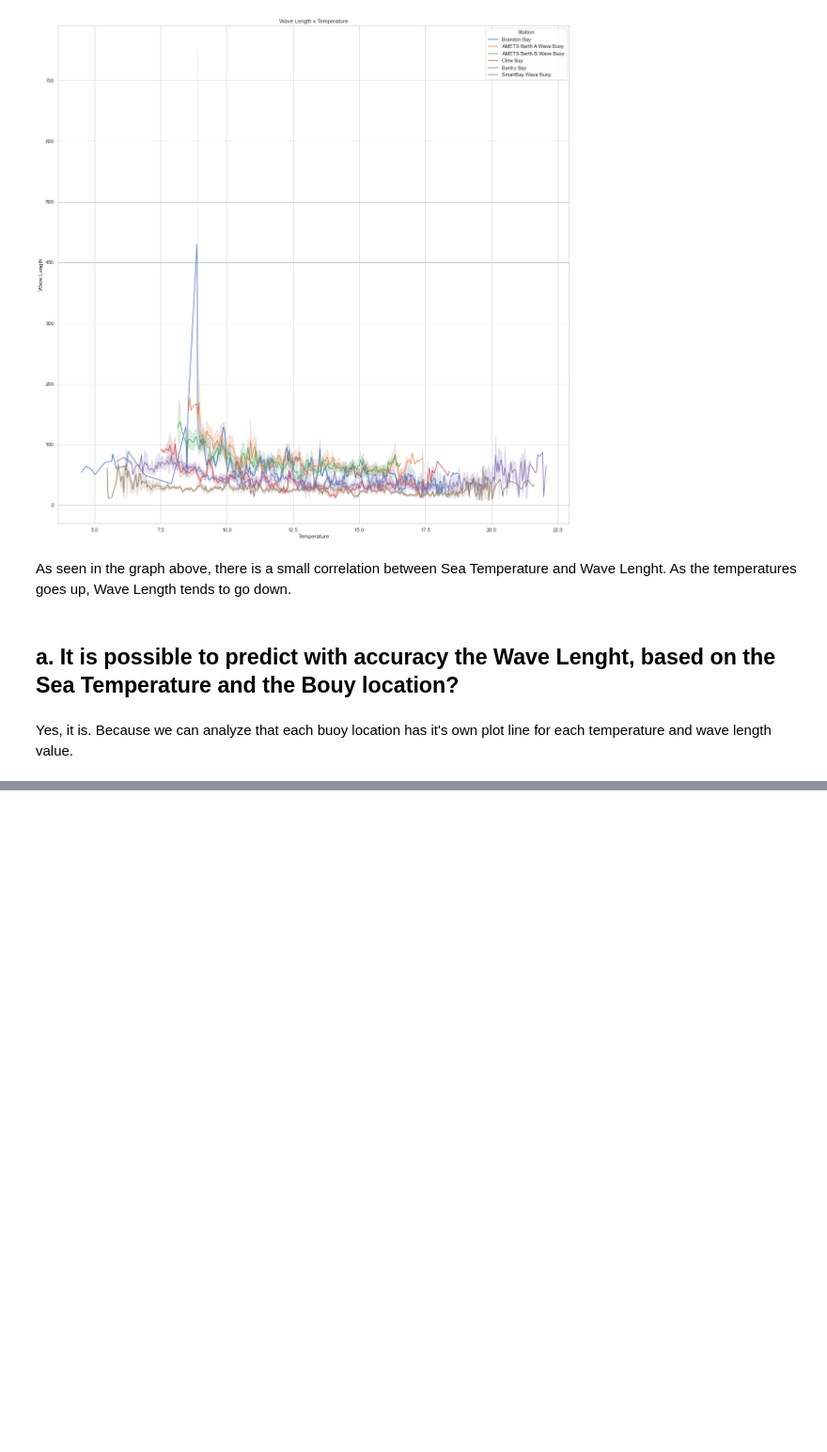
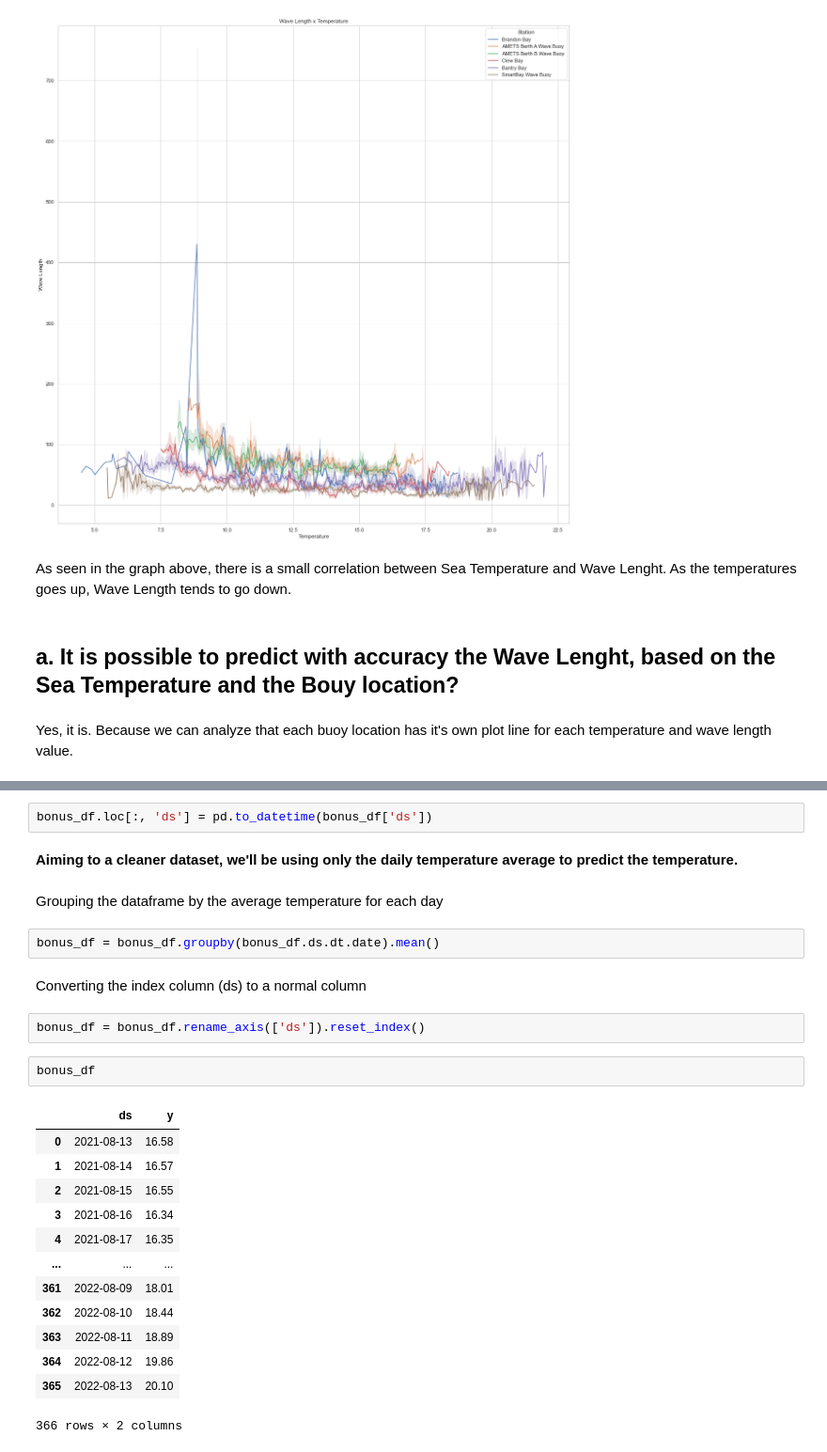
Before and after one commit to eduardobrennand/ddf_tech_case, a Jupyter notebook: questions/ddf_tech_case.ipynb, the cells around one changed output, grey strips where cells are left out. Shown: that part at 94% size. Cells and saved outputs as stored; diff of their text form; blank space fills up the shorter version.

```diff
--- a/questions/ddf_tech_case.ipynb
+++ b/questions/ddf_tech_case.ipynb
@@ -453,0 +469,28 @@ Yes, it is. Because we can analyze that each buoy location has it's own plot lin
+# %%
+bonus_df.loc[:, 'ds'] = pd.to_datetime(bonus_df['ds'])
+# %% [markdown]
+**Aiming to a cleaner dataset, we'll be using only the daily temperature average to predict the temperature.**
+# %% [markdown]
+Grouping the dataframe by the average temperature for each day
+# %%
+bonus_df = bonus_df.groupby(bonus_df.ds.dt.date).mean()
+# %% [markdown]
+Converting the index column (ds) to a normal column
+# %%
+bonus_df = bonus_df.rename_axis(['ds']).reset_index()
+# %%
+bonus_df
+# %% [output]
+|  | ds | y |
+| 0 | 2021-08-13 | 16.58 |
+| 1 | 2021-08-14 | 16.57 |
+| 2 | 2021-08-15 | 16.55 |
+| 3 | 2021-08-16 | 16.34 |
+| 4 | 2021-08-17 | 16.35 |
+| ... | ... | ... |
+| 361 | 2022-08-09 | 18.01 |
+| 362 | 2022-08-10 | 18.44 |
+| 363 | 2022-08-11 | 18.89 |
+| 364 | 2022-08-12 | 19.86 |
+| 365 | 2022-08-13 | 20.10 |
+366 rows × 2 columns
```
Also changed, not shown: parts of 16 cells of this notebook, 5 other files.
